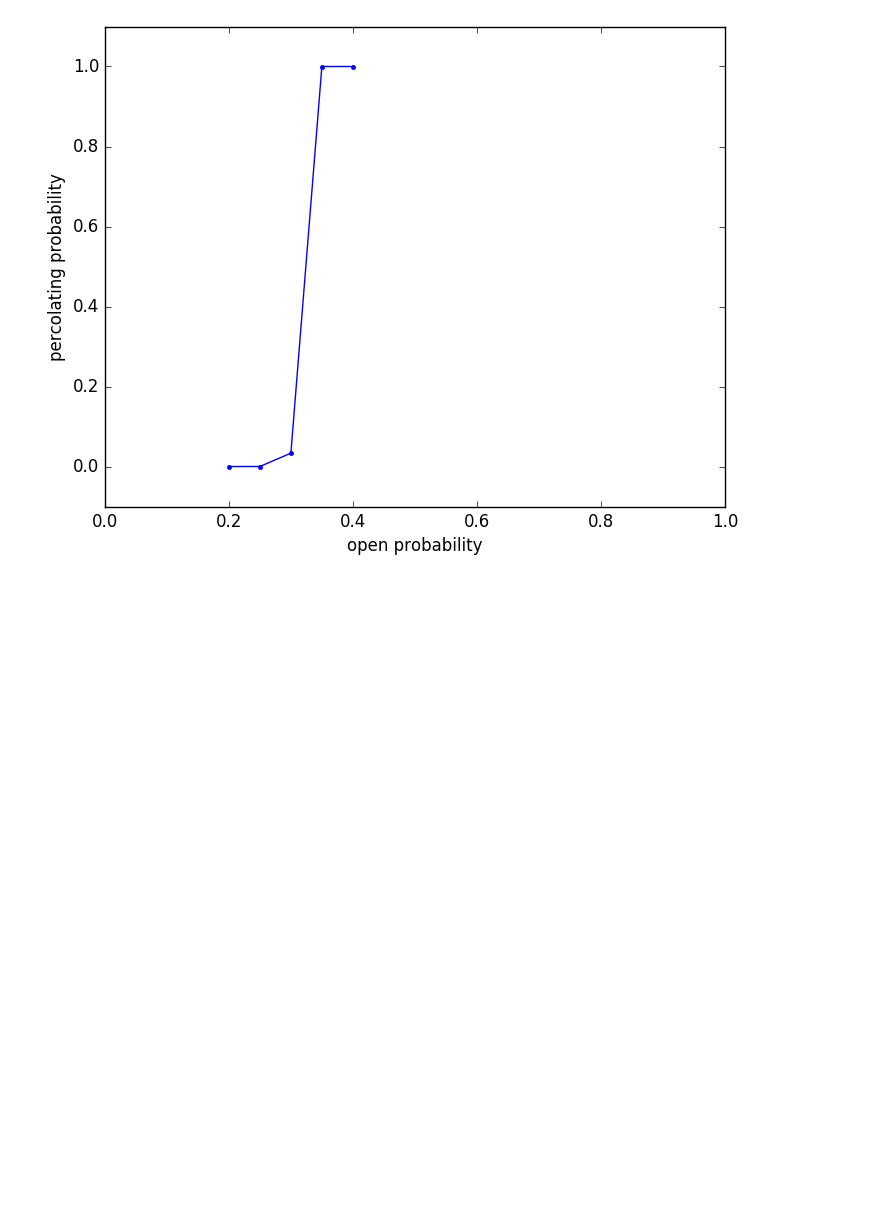
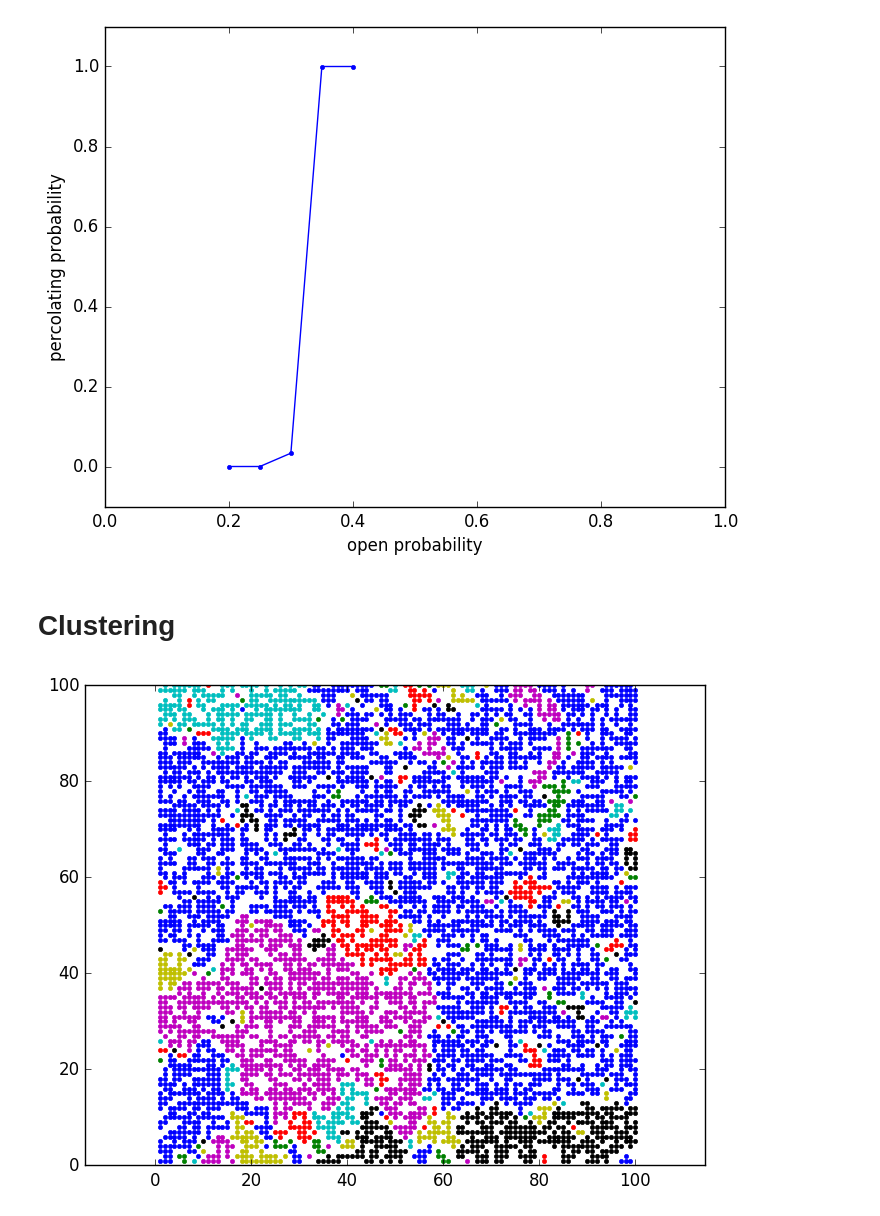
Before and after one commit to goropikari/Percolation.jl, a Jupyter notebook: example/percolation.ipynb, the cells around one changed output. Saved outputs shown, nothing was run; the diff lists cells and outputs as text; code cells hidden in the pictures; blank space fills up the shorter version.

Commit message:
add clustering fn

```diff
--- a/example/percolation.ipynb
+++ b/example/percolation.ipynb
@@ -110,3 +110,9 @@ ylabel("percolating probability")
 axis([0, 1, -0.1, 1.1]);
 # %% [output]
 [figure]
+# %% [markdown]
+# Clustering
+# %%
+site = squarennrec(100, 0.6); cluster(site); clusterplot(site);
+# %% [output]
+[figure, added]
```
Also changed, not shown: parts of 6 cells of this notebook, 3 other files.
